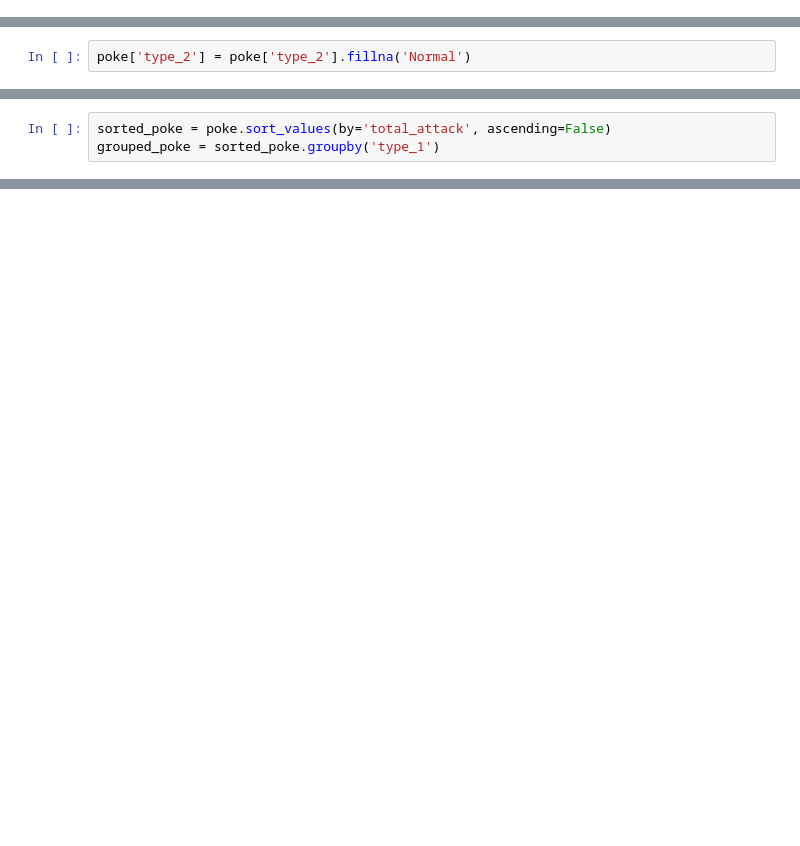
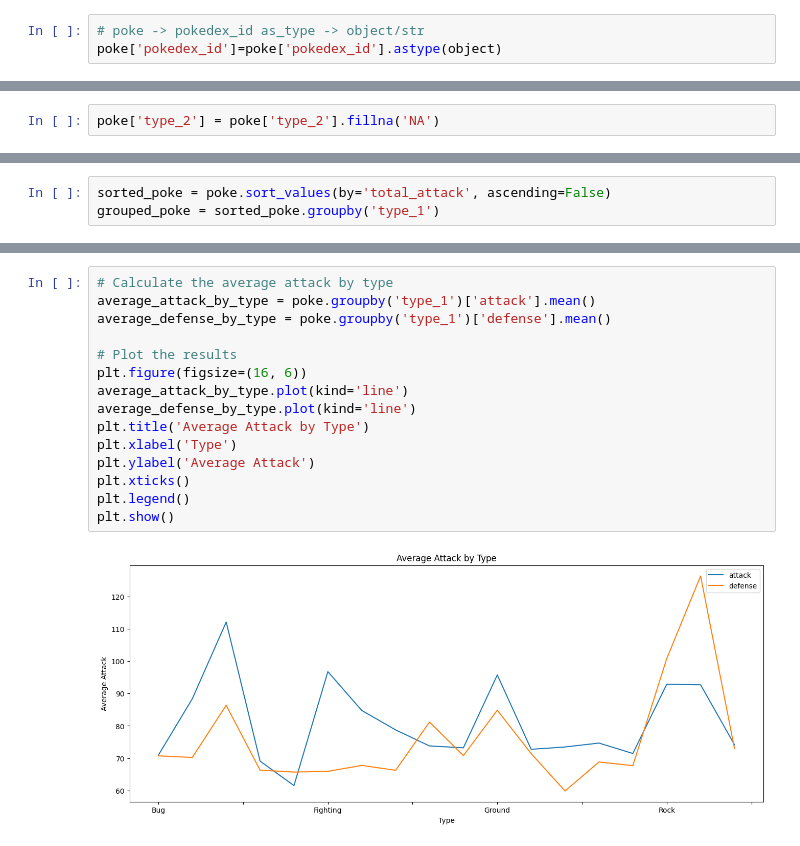
Before and after one commit to Pandey23000Om/Pokedex-Pokemon, a Jupyter notebook: pokedex-data-exploration.ipynb, the cells around one changed output, grey strips where cells are left out. Saved outputs shown, nothing was run; the diff lists cells and outputs as text; blank space fills up the shorter version.

Commit message:
Kaggle Notebook | Pokedex data exploration | Average attack for every type is a good direction

```diff
--- a/pokedex-data-exploration.ipynb
+++ b/pokedex-data-exploration.ipynb
@@ -42,0 +97,3 @@ poke.shape
+# %%
+# poke -> pokedex_id as_type -> object/str
+poke['pokedex_id']=poke['pokedex_id'].astype(object)
@@ -52,4 +154,4 @@ I want to replace the empty values with 'Normal'
 # %%
-poke['type_2'] = poke['type_2'].fillna('Normal')
+poke['type_2'] = poke['type_2'].fillna('NA')
 # %%
 poke.head()
@@ -96,0 +297,17 @@ for type_1, group in grouped_poke:
+# %%
+# Calculate the average attack by type
+average_attack_by_type = poke.groupby('type_1')['attack'].mean()
+average_defense_by_type = poke.groupby('type_1')['defense'].mean()
+
+# Plot the results
+plt.figure(figsize=(16, 6))
+average_attack_by_type.plot(kind='line')
+average_defense_by_type.plot(kind='line')
+plt.title('Average Attack by Type')
+plt.xlabel('Type')
+plt.ylabel('Average Attack')
+plt.xticks()
+plt.legend()
+plt.show()
+# %% [output]
+[figure, added]
```
Also changed, not shown: parts of 26 cells of this notebook.
